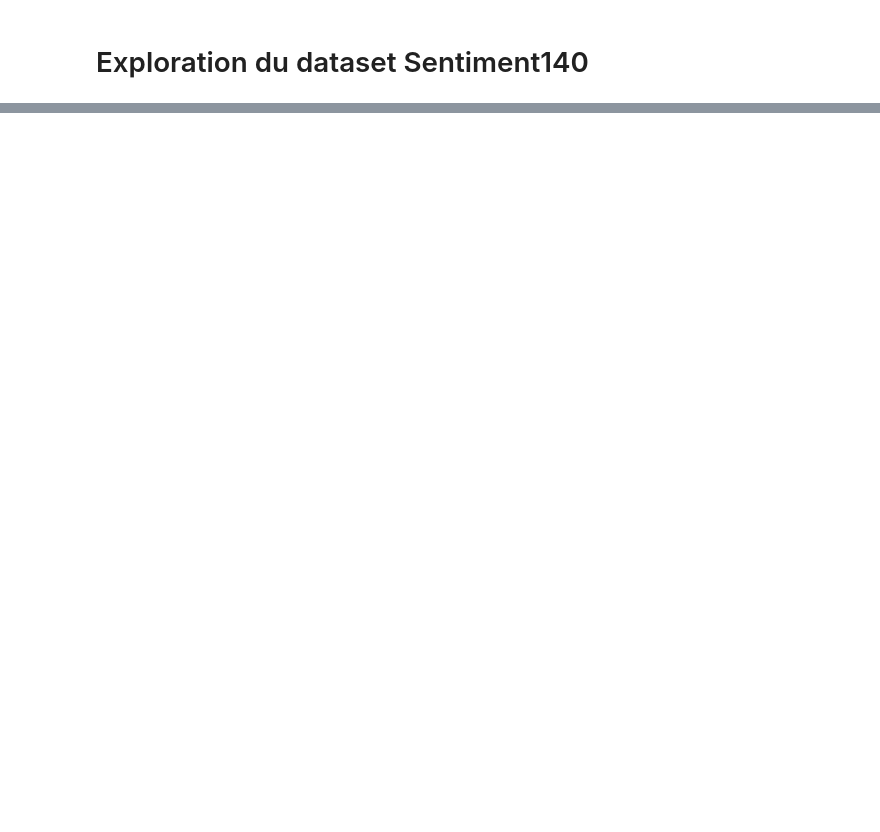
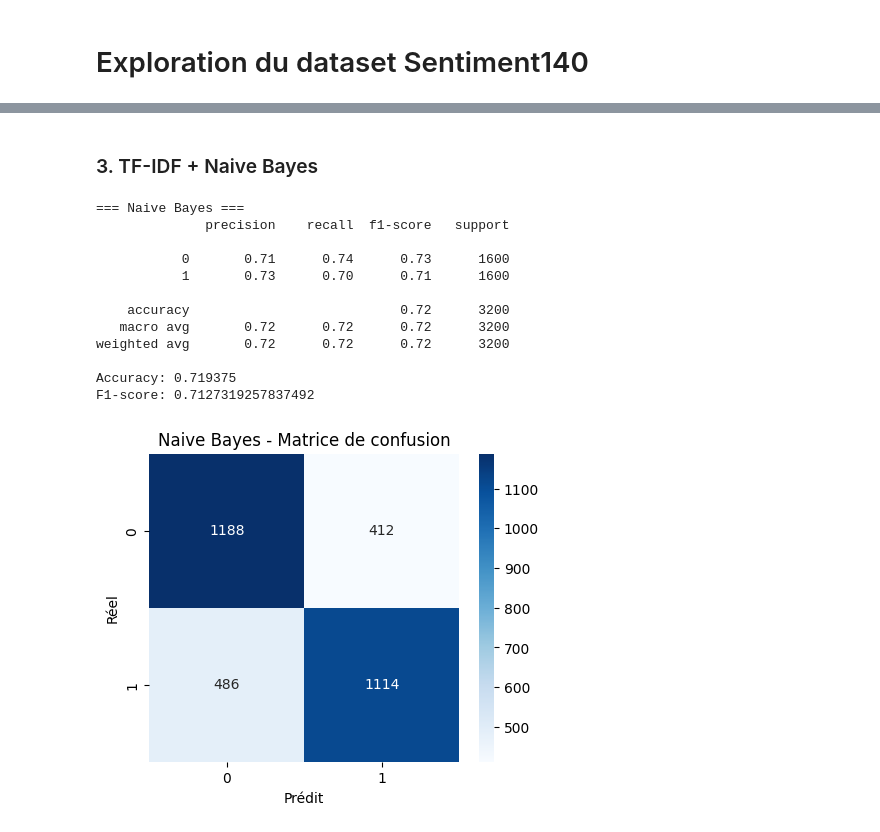
Before and after one commit to VicoD3X/Data_7OC, a Jupyter notebook: notebooks/01_explo.ipynb, the cells around one changed output, grey strips where cells are left out. Drawn from its saved outputs; the diff is of its cells as text; code cells hidden in the pictures; blank space fills up the shorter version.

```diff
--- a/notebooks/01_explo.ipynb
+++ b/notebooks/01_explo.ipynb
@@ -21,0 +202,18 @@ NameError: name 'path' is not defined
+# %%
+from sklearn.feature_extraction.text import TfidfVectorizer
+from sklearn.linear_model import LogisticRegression
+
+vectorizer = TfidfVectorizer(max_features=5000, stop_words="english")
+X_train_tfidf = vectorizer.fit_transform(X_train)
+X_test_tfidf  = vectorizer.transform(X_test)
+
+model_lr = LogisticRegression(max_iter=300)
+model_lr.fit(X_train_tfidf, y_train)
+y_pred_lr = model_lr.predict(X_test_tfidf)
+
+print("=== Logistic Regression ===")
+print(classification_report(y_test, y_pred_lr))
+print("Accuracy:", accuracy_score(y_test, y_pred_lr))
+print("F1-score:", f1_score(y_test, y_pred_lr))
+
+plot_confusion_matrix(y_test, y_pred_lr, "Logistic Regression")
@@ -21,0 +224,13 @@ NameError: name 'path' is not defined
+# %%
+from sklearn.ensemble import RandomForestClassifier
+
+model_rf = RandomForestClassifier(n_estimators=150, random_state=42)
+model_rf.fit(X_train_tfidf, y_train)
+y_pred_rf = model_rf.predict(X_test_tfidf)
+
+print("=== Random Forest ===")
+print(classification_report(y_test, y_pred_rf))
+print("Accuracy:", accuracy_score(y_test, y_pred_rf))
+print("F1-score:", f1_score(y_test, y_pred_rf))
+
+plot_confusion_matrix(y_test, y_pred_rf, "Random Forest")
@@ -21,0 +251,29 @@ NameError: name 'path' is not defined
+# %% [markdown]
+### 3. TF-IDF + Naive Bayes
+# %%
+from sklearn.naive_bayes import MultinomialNB
+
+model_nb = MultinomialNB()
+model_nb.fit(X_train_tfidf, y_train)
+y_pred_nb = model_nb.predict(X_test_tfidf)
+
+print("=== Naive Bayes ===")
+print(classification_report(y_test, y_pred_nb))
+print("Accuracy:", accuracy_score(y_test, y_pred_nb))
+print("F1-score:", f1_score(y_test, y_pred_nb))
+
+plot_confusion_matrix(y_test, y_pred_nb, "Naive Bayes")
+# %% [output]
+=== Naive Bayes ===
+              precision    recall  f1-score   support
+
+           0       0.71      0.74      0.73      1600
+           1       0.73      0.70      0.71      1600
+
+    accuracy                           0.72      3200
+   macro avg       0.72      0.72      0.72      3200
+weighted avg       0.72      0.72      0.72      3200
+
+Accuracy: 0.719375
+F1-score: 0.7127319257837492
+[figure, added]
```
Also changed, not shown: parts of 14 cells of this notebook, 7 other files.
